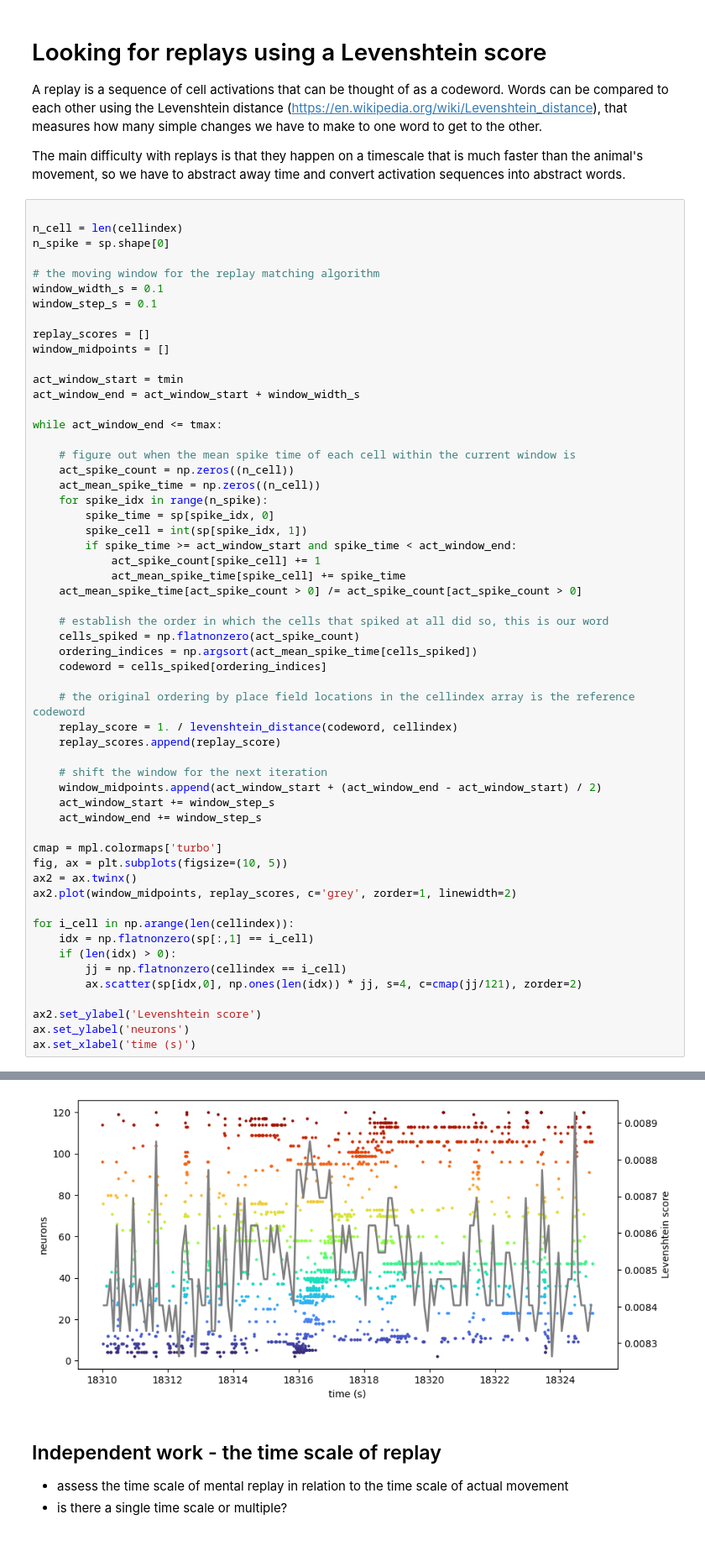
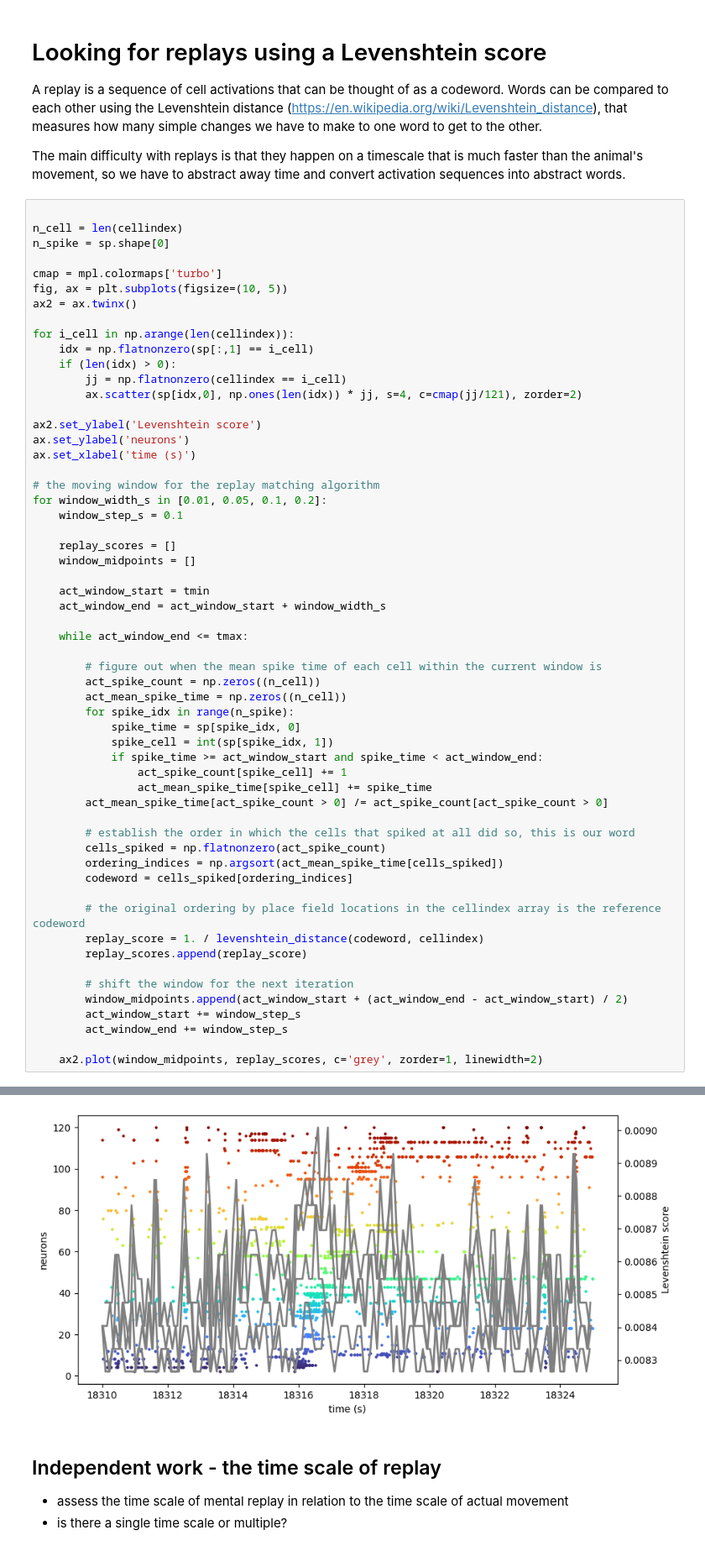
Before and after one commit to mihalybanyai/ait-compneuro-assignments, a Jupyter notebook: AIT26_Tutorial5_MBRL.ipynb, the cells around one changed output, grey strips where cells are left out. Shown at 84% size. Cells and saved outputs as stored; diff of their text form.

```diff
--- a/AIT26_Tutorial5_MBRL.ipynb
+++ b/AIT26_Tutorial5_MBRL.ipynb
@@ -246,47 +246,9 @@ The main difficulty with replays is that they happen on a timescale that is much
 n_cell = len(cellindex)
 n_spike = sp.shape[0]
 
-# the moving window for the replay matching algorithm
-window_width_s = 0.1
-window_step_s = 0.1
-
-replay_scores = []
-window_midpoints = []
-
-act_window_start = tmin
-act_window_end = act_window_start + window_width_s
-
-while act_window_end <= tmax:
-
-    # figure out when the mean spike time of each cell within the current window is
-    act_spike_count = np.zeros((n_cell))
-    act_mean_spike_time = np.zeros((n_cell))
-    for spike_idx in range(n_spike):
-        spike_time = sp[spike_idx, 0]
-        spike_cell = int(sp[spike_idx, 1])
-        if spike_time >= act_window_start and spike_time < act_window_end:
-            act_spike_count[spike_cell] += 1
-            act_mean_spike_time[spike_cell] += spike_time
-    act_mean_spike_time[act_spike_count > 0] /= act_spike_count[act_spike_count > 0]
-
-    # establish the order in which the cells that spiked at all did so, this is our word
-    cells_spiked = np.flatnonzero(act_spike_count)
-    ordering_indices = np.argsort(act_mean_spike_time[cells_spiked])
-    codeword = cells_spiked[ordering_indices]
-
-    # the original ordering by place field locations in the cellindex array is the reference codeword
-    replay_score = 1. / levenshtein_distance(codeword, cellindex)
-    replay_scores.append(replay_score)
-
-    # shift the window for the next iteration
-    window_midpoints.append(act_window_start + (act_window_end - act_window_start) / 2)
-    act_window_start += window_step_s
-    act_window_end += window_step_s
-
 cmap = mpl.colormaps['turbo']
 fig, ax = plt.subplots(figsize=(10, 5))
 ax2 = ax.twinx()
-ax2.plot(window_midpoints, replay_scores, c='grey', zorder=1, linewidth=2)
 
 for i_cell in np.arange(len(cellindex)):
     idx = np.flatnonzero(sp[:,1] == i_cell)
@@ -297,4 +259,43 @@ for i_cell in np.arange(len(cellindex)):
 ax2.set_ylabel('Levenshtein score')
 ax.set_ylabel('neurons')
 ax.set_xlabel('time (s)')
+
+# the moving window for the replay matching algorithm
+for window_width_s in [0.01, 0.05, 0.1, 0.2]:
+    window_step_s = 0.1
+
+    replay_scores = []
+    window_midpoints = []
+
+    act_window_start = tmin
+    act_window_end = act_window_start + window_width_s
+
+    while act_window_end <= tmax:
+
+        # figure out when the mean spike time of each cell within the current window is
+        act_spike_count = np.zeros((n_cell))
+        act_mean_spike_time = np.zeros((n_cell))
+        for spike_idx in range(n_spike):
+            spike_time = sp[spike_idx, 0]
+            spike_cell = int(sp[spike_idx, 1])
+            if spike_time >= act_window_start and spike_time < act_window_end:
+                act_spike_count[spike_cell] += 1
+                act_mean_spike_time[spike_cell] += spike_time
+        act_mean_spike_time[act_spike_count > 0] /= act_spike_count[act_spike_count > 0]
+
+        # establish the order in which the cells that spiked at all did so, this is our word
+        cells_spiked = np.flatnonzero(act_spike_count)
+        ordering_indices = np.argsort(act_mean_spike_time[cells_spiked])
+        codeword = cells_spiked[ordering_indices]
+
+        # the original ordering by place field locations in the cellindex array is the reference codeword
+        replay_score = 1. / levenshtein_distance(codeword, cellindex)
+        replay_scores.append(replay_score)
+
+        # shift the window for the next iteration
+        window_midpoints.append(act_window_start + (act_window_end - act_window_start) / 2)
+        act_window_start += window_step_s
+        act_window_end += window_step_s
+
+    ax2.plot(window_midpoints, replay_scores, c='grey', zorder=1, linewidth=2)
 # %% [output]
@@ -302,4 +302,4 @@ Text(0.5, 0, 'time (s)')
-[figure, old version]
+[figure, new version]
 # %% [markdown]
 ## Independent work - the time scale of replay
 
```
Also changed, not shown: parts of 1 cell of this notebook.
